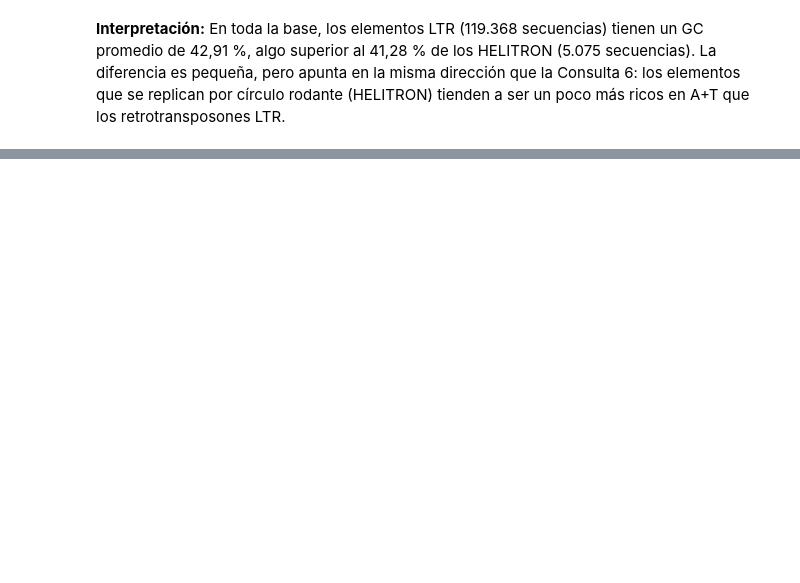
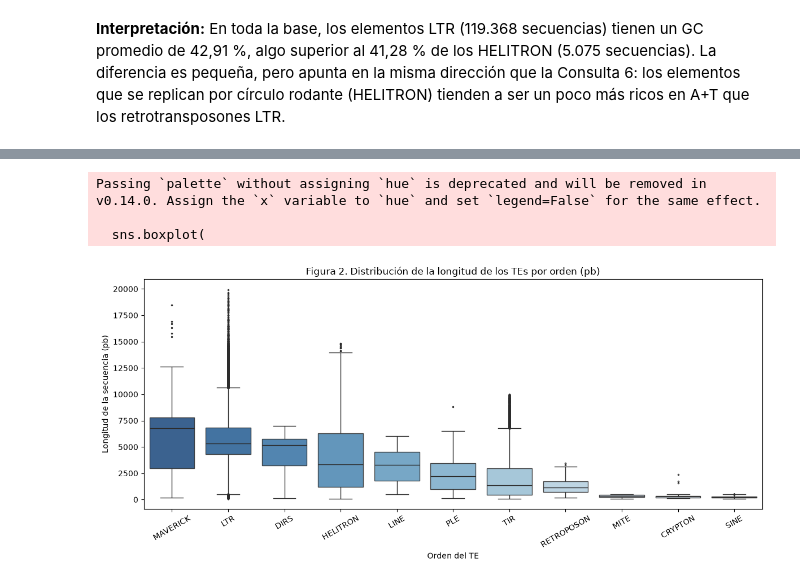
Before and after one commit to JuanSebastianLopez15/Corte2Proyecto, a Jupyter notebook: notebooks/07_consultas_y_bibliotecas.ipynb, the cells around one changed output, grey strips where cells are left out. Saved outputs shown, nothing was run; the diff lists cells and outputs as text; code cells hidden in the pictures; blank space fills up the shorter version.

Commit message:
feat: se completó la fase 10 del proyecto, añadimos las 4 figuras(gráficos)

```diff
--- a/notebooks/07_consultas_y_bibliotecas.ipynb
+++ b/notebooks/07_consultas_y_bibliotecas.ipynb
@@ -786,0 +831,25 @@ display(pd.DataFrame(list(db.sequences.aggregate(pipeline_q17))))
+# %%
+# Extraemos te_order y longitud directamente de MongoDB
+docs_len = list(db.sequences.find({}, {"_id": 0, "te_order": 1, "metrics.length": 1}))
+df_len = pd.DataFrame([{"te_order": d["te_order"], "length": d["metrics"]["length"]} for d in docs_len])
+
+# Ordenar ejes por mediana de longitud descendente
+orden_mediana = df_len.groupby("te_order")["length"].median().sort_values(ascending=False).index
+
+plt.figure(figsize=(12, 5.5))
+sns.boxplot(
+    data=df_len, x="te_order", y="length", order=orden_mediana,
+    palette="Blues_r", fliersize=1.5, boxprops=dict(alpha=0.85)
+)
+plt.title("Figura 2. Distribución de la longitud de los TEs por orden (pb)")
+plt.xlabel("Orden del TE")
+plt.ylabel("Longitud de la secuencia (pb)")
+plt.xticks(rotation=30)
+plt.tight_layout()
+plt.savefig("../reports/fig2_boxplot_longitud_orden.png", dpi=150, bbox_inches="tight")
+plt.show()
+# %% [output]
+Passing `palette` without assigning `hue` is deprecated and will be removed in v0.14.0. Assign the `x` variable to `hue` and set `legend=False` for the same effect.
+
+  sns.boxplot(
+[figure, added]
```
Also changed, not shown: parts of 15 cells of this notebook, 4 other files.
